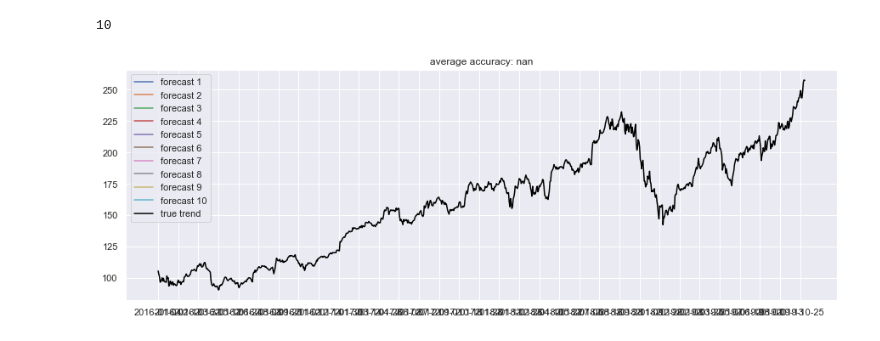
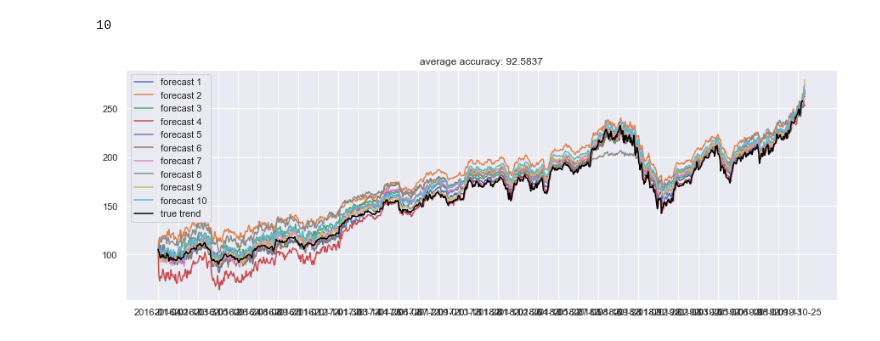
Before and after one commit to yingchen0505/stock_forecast, a Jupyter notebook: deep-learning/how-to-forecast.ipynb, the cells around one changed output. Cells and saved outputs as stored; diff of their text form; code cells hidden in the pictures.

```diff
--- a/deep-learning/how-to-forecast.ipynb
+++ b/deep-learning/how-to-forecast.ipynb
@@ -243,25 +243,25 @@ If both are true, reject that trend.
 # %%
 accepted_results = []
 for r in results:
-    if (np.array(r[-test_size:]) < np.min(df['close'])).sum() == 0 and \
-    (np.array(r[-test_size:]) > np.max(df['close']) * 2).sum() == 0:
+    if (np.array(r[-test_size:]) < np.min(df['Close'])).sum() == 0 and \
+    (np.array(r[-test_size:]) > np.max(df['Close']) * 2).sum() == 0:
         accepted_results.append(r)
 len(accepted_results)
 # %% [output]
 10
 # %%
-accuracies = [calculate_accuracy(df['close'].values, r[:-test_size]) for r in accepted_results]
+accuracies = [calculate_accuracy(df['Close'].values, r[:-test_size]) for r in accepted_results]
 
 plt.figure(figsize = (15, 5))
 for no, r in enumerate(accepted_results):
     plt.plot(r, label = 'forecast %d'%(no + 1))
-plt.plot(df['close'], label = 'true trend', c = 'black')
+plt.plot(df['Close'], label = 'true trend', c = 'black')
 plt.legend()
 plt.title('average accuracy: %.4f'%(np.mean(accuracies)))
 
 x_range_future = np.arange(len(results[0]))
 plt.xticks(x_range_future[::30], date_ori[::30])
 
 plt.show()
 # %% [output]
-[figure, old version]
+[figure, new version]
```
Also changed, not shown: parts of 7 cells of this notebook, 3 other files.
